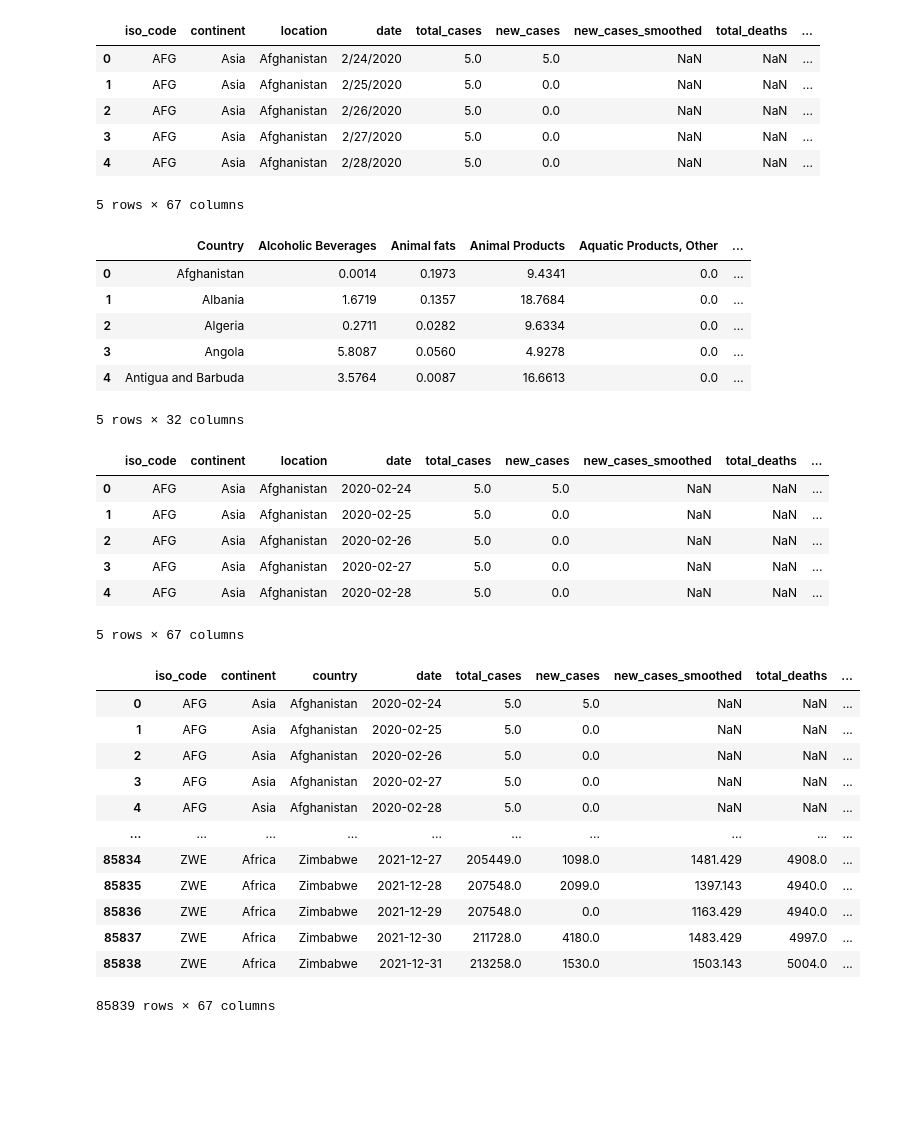
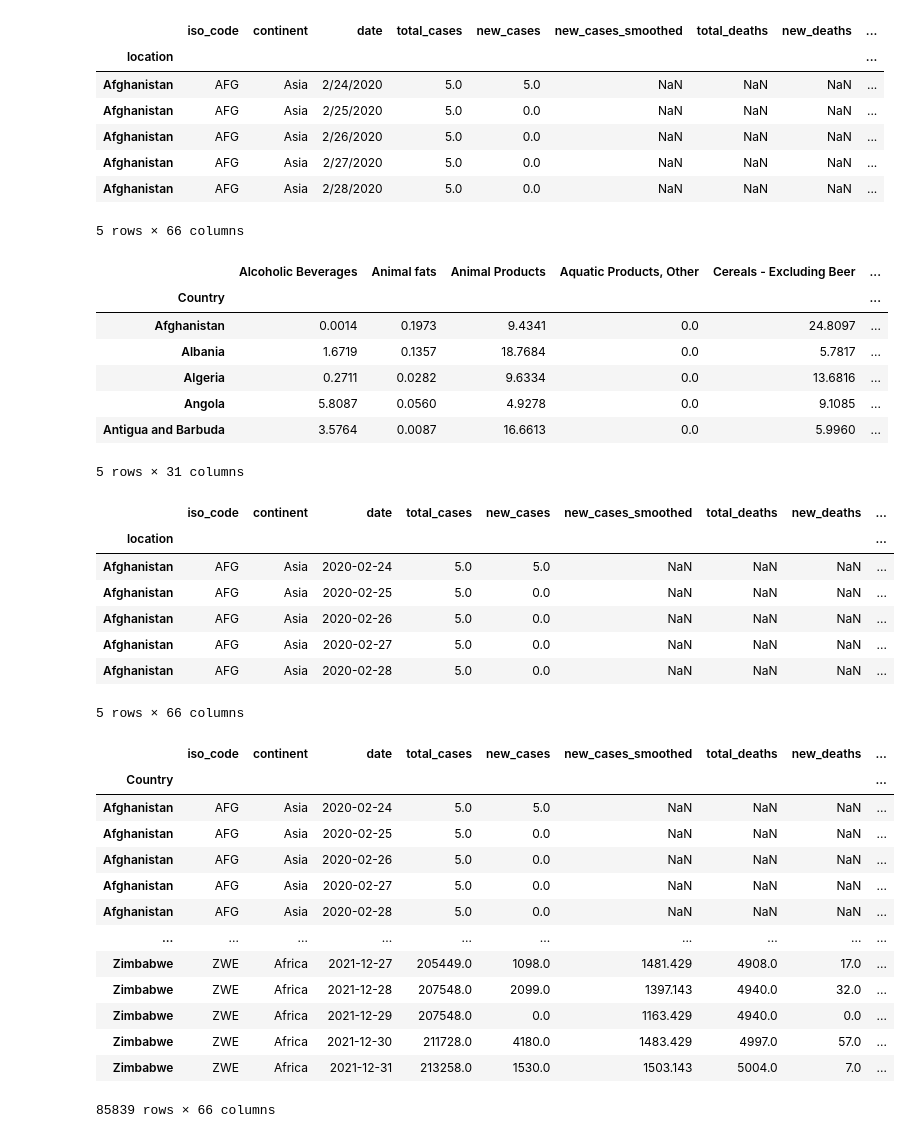
Before and after one commit to sterlingvm/Data_Bootcamp_Project, a Jupyter notebook: COVID.ipynb, the cells around one changed output. Saved outputs shown, nothing was run; the diff lists cells and outputs as text; code cells hidden in the pictures; blank space fills up the shorter version.

```diff
--- a/COVID.ipynb
+++ b/COVID.ipynb
@@ -7,57 +7,61 @@ covid19_data = "covid_19_data.csv"
 food_data = "food_data.csv"
 
 # read files into DFs
-covid_df = pd.read_csv(covid19_data)
-food_df = pd.read_csv(food_data)
+covid_df = pd.read_csv(covid19_data, index_col=2)
+food_df = pd.read_csv(food_data, index_col=0)
 # %%
 covid_df.head()
 # %% [output]
-|  | iso_code | continent | location | date | total_cases | new_cases | new_cases_smoothed | total_deaths | ... |
-| 0 | AFG | Asia | Afghanistan | 2/24/2020 | 5.0 | 5.0 | NaN | NaN | ... |
-| 1 | AFG | Asia | Afghanistan | 2/25/2020 | 5.0 | 0.0 | NaN | NaN | ... |
-| 2 | AFG | Asia | Afghanistan | 2/26/2020 | 5.0 | 0.0 | NaN | NaN | ... |
-| 3 | AFG | Asia | Afghanistan | 2/27/2020 | 5.0 | 0.0 | NaN | NaN | ... |
-| 4 | AFG | Asia | Afghanistan | 2/28/2020 | 5.0 | 0.0 | NaN | NaN | ... |
+|  | iso_code | continent | date | total_cases | new_cases | new_cases_smoothed | total_deaths | new_deaths | ... |
+| location |  |  |  |  |  |  |  |  | ... |
+| Afghanistan | AFG | Asia | 2/24/2020 | 5.0 | 5.0 | NaN | NaN | NaN | ... |
+| Afghanistan | AFG | Asia | 2/25/2020 | 5.0 | 0.0 | NaN | NaN | NaN | ... |
+| Afghanistan | AFG | Asia | 2/26/2020 | 5.0 | 0.0 | NaN | NaN | NaN | ... |
+| Afghanistan | AFG | Asia | 2/27/2020 | 5.0 | 0.0 | NaN | NaN | NaN | ... |
+| Afghanistan | AFG | Asia | 2/28/2020 | 5.0 | 0.0 | NaN | NaN | NaN | ... |
-5 rows × 67 columns
+5 rows × 66 columns
 # %%
 food_df.head()
 # %% [output]
-|  | Country | Alcoholic Beverages | Animal fats | Animal Products | Aquatic Products, Other | ... |
-| 0 | Afghanistan | 0.0014 | 0.1973 | 9.4341 | 0.0 | ... |
-| 1 | Albania | 1.6719 | 0.1357 | 18.7684 | 0.0 | ... |
-| 2 | Algeria | 0.2711 | 0.0282 | 9.6334 | 0.0 | ... |
-| 3 | Angola | 5.8087 | 0.0560 | 4.9278 | 0.0 | ... |
-| 4 | Antigua and Barbuda | 3.5764 | 0.0087 | 16.6613 | 0.0 | ... |
+|  | Alcoholic Beverages | Animal fats | Animal Products | Aquatic Products, Other | Cereals - Excluding Beer | ... |
+| Country |  |  |  |  |  | ... |
+| Afghanistan | 0.0014 | 0.1973 | 9.4341 | 0.0 | 24.8097 | ... |
+| Albania | 1.6719 | 0.1357 | 18.7684 | 0.0 | 5.7817 | ... |
+| Algeria | 0.2711 | 0.0282 | 9.6334 | 0.0 | 13.6816 | ... |
+| Angola | 5.8087 | 0.0560 | 4.9278 | 0.0 | 9.1085 | ... |
+| Antigua and Barbuda | 3.5764 | 0.0087 | 16.6613 | 0.0 | 5.9960 | ... |
-5 rows × 32 columns
+5 rows × 31 columns
 # %%
 covid_df['date'] = pd.to_datetime(covid_df['date'])
 covid_df.head()
 # %% [output]
-|  | iso_code | continent | location | date | total_cases | new_cases | new_cases_smoothed | total_deaths | ... |
-| 0 | AFG | Asia | Afghanistan | 2020-02-24 | 5.0 | 5.0 | NaN | NaN | ... |
-| 1 | AFG | Asia | Afghanistan | 2020-02-25 | 5.0 | 0.0 | NaN | NaN | ... |
-| 2 | AFG | Asia | Afghanistan | 2020-02-26 | 5.0 | 0.0 | NaN | NaN | ... |
-| 3 | AFG | Asia | Afghanistan | 2020-02-27 | 5.0 | 0.0 | NaN | NaN | ... |
-| 4 | AFG | Asia | Afghanistan | 2020-02-28 | 5.0 | 0.0 | NaN | NaN | ... |
+|  | iso_code | continent | date | total_cases | new_cases | new_cases_smoothed | total_deaths | new_deaths | ... |
+| location |  |  |  |  |  |  |  |  | ... |
+| Afghanistan | AFG | Asia | 2020-02-24 | 5.0 | 5.0 | NaN | NaN | NaN | ... |
+| Afghanistan | AFG | Asia | 2020-02-25 | 5.0 | 0.0 | NaN | NaN | NaN | ... |
+| Afghanistan | AFG | Asia | 2020-02-26 | 5.0 | 0.0 | NaN | NaN | NaN | ... |
+| Afghanistan | AFG | Asia | 2020-02-27 | 5.0 | 0.0 | NaN | NaN | NaN | ... |
+| Afghanistan | AFG | Asia | 2020-02-28 | 5.0 | 0.0 | NaN | NaN | NaN | ... |
-5 rows × 67 columns
+5 rows × 66 columns
 # %%
 # RENAME 'LOCATION' COLUMN IN COVID_DF AS 'COUNTRY'
-covid_df.rename(columns = {'location':'country'}, inplace = True)
+covid_df.index.rename('Country', inplace = True)
 covid_df
 # %% [output]
-|  | iso_code | continent | country | date | total_cases | new_cases | new_cases_smoothed | total_deaths | ... |
-| 0 | AFG | Asia | Afghanistan | 2020-02-24 | 5.0 | 5.0 | NaN | NaN | ... |
-| 1 | AFG | Asia | Afghanistan | 2020-02-25 | 5.0 | 0.0 | NaN | NaN | ... |
-| 2 | AFG | Asia | Afghanistan | 2020-02-26 | 5.0 | 0.0 | NaN | NaN | ... |
-| 3 | AFG | Asia | Afghanistan | 2020-02-27 | 5.0 | 0.0 | NaN | NaN | ... |
-| 4 | AFG | Asia | Afghanistan | 2020-02-28 | 5.0 | 0.0 | NaN | NaN | ... |
+|  | iso_code | continent | date | total_cases | new_cases | new_cases_smoothed | total_deaths | new_deaths | ... |
+| Country |  |  |  |  |  |  |  |  | ... |
+| Afghanistan | AFG | Asia | 2020-02-24 | 5.0 | 5.0 | NaN | NaN | NaN | ... |
+| Afghanistan | AFG | Asia | 2020-02-25 | 5.0 | 0.0 | NaN | NaN | NaN | ... |
+| Afghanistan | AFG | Asia | 2020-02-26 | 5.0 | 0.0 | NaN | NaN | NaN | ... |
+| Afghanistan | AFG | Asia | 2020-02-27 | 5.0 | 0.0 | NaN | NaN | NaN | ... |
+| Afghanistan | AFG | Asia | 2020-02-28 | 5.0 | 0.0 | NaN | NaN | NaN | ... |
 | ... | ... | ... | ... | ... | ... | ... | ... | ... | ... |
-| 85834 | ZWE | Africa | Zimbabwe | 2021-12-27 | 205449.0 | 1098.0 | 1481.429 | 4908.0 | ... |
-| 85835 | ZWE | Africa | Zimbabwe | 2021-12-28 | 207548.0 | 2099.0 | 1397.143 | 4940.0 | ... |
-| 85836 | ZWE | Africa | Zimbabwe | 2021-12-29 | 207548.0 | 0.0 | 1163.429 | 4940.0 | ... |
-| 85837 | ZWE | Africa | Zimbabwe | 2021-12-30 | 211728.0 | 4180.0 | 1483.429 | 4997.0 | ... |
-| 85838 | ZWE | Africa | Zimbabwe | 2021-12-31 | 213258.0 | 1530.0 | 1503.143 | 5004.0 | ... |
+| Zimbabwe | ZWE | Africa | 2021-12-27 | 205449.0 | 1098.0 | 1481.429 | 4908.0 | 17.0 | ... |
+| Zimbabwe | ZWE | Africa | 2021-12-28 | 207548.0 | 2099.0 | 1397.143 | 4940.0 | 32.0 | ... |
+| Zimbabwe | ZWE | Africa | 2021-12-29 | 207548.0 | 0.0 | 1163.429 | 4940.0 | 0.0 | ... |
+| Zimbabwe | ZWE | Africa | 2021-12-30 | 211728.0 | 4180.0 | 1483.429 | 4997.0 | 57.0 | ... |
+| Zimbabwe | ZWE | Africa | 2021-12-31 | 213258.0 | 1530.0 | 1503.143 | 5004.0 | 7.0 | ... |
-85839 rows × 67 columns
+85839 rows × 66 columns
 # %%
 covid_df.drop(["iso_code","new_cases","new_cases_smoothed","new_deaths","new_deaths_smoothed","new_cases_per_million","new_cases_smoothed_per_million","new_deaths_per_million","new_deaths_smoothed_per_million","reproduction_rate","icu_patients","icu_patients_per_million","hosp_patients","hosp_patients_per_million","weekly_icu_admissions","weekly_icu_admissions_per_million","weekly_hosp_admissions","weekly_hosp_admissions_per_million","new_tests","new_tests_per_thousand","new_tests_smoothed","new_tests_smoothed_per_thousand","tests_units","new_vaccinations","new_vaccinations_smoothed","total_vaccinations_per_hundred","people_vaccinated_per_hundred","people_fully_vaccinated_per_hundred","total_boosters_per_hundred","new_vaccinations_smoothed_per_million","new_people_vaccinated_smoothed","new_people_vaccinated_smoothed_per_hundred","stringency_index","hospital_beds_per_thousand","human_development_index","excess_mortality_cumulative_absolute","excess_mortality_cumulative","excess_mortality","excess_mortality_cumulative_per_million","handwashing_facilities", "extreme_poverty", "female_smokers", "male_smokers", "total_cases_per_million", "total_deaths_per_million", "total_tests_per_thousand"], axis=1, inplace=True)
 covid_df
```
Also changed, not shown: parts of 5 cells of this notebook, 2 other files.
